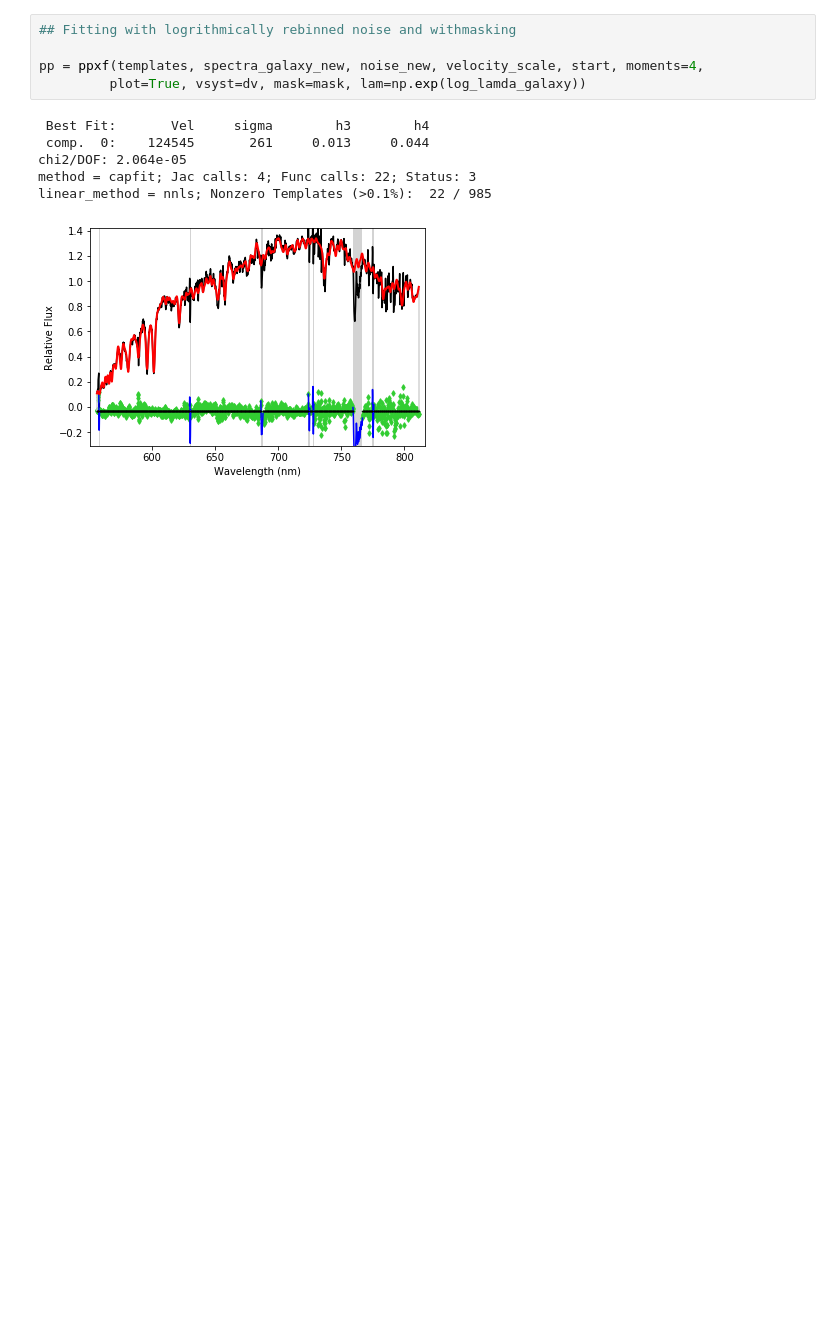
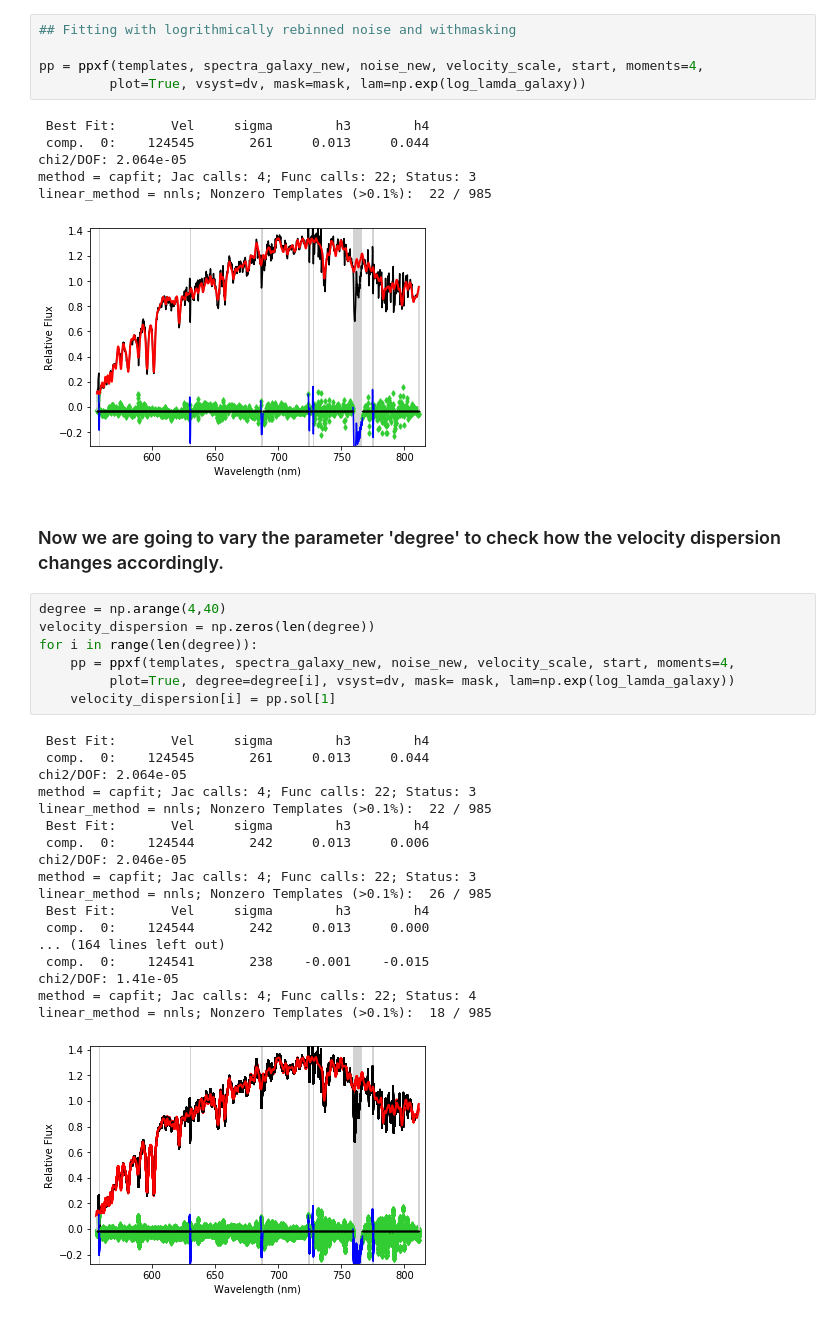
Before and after one commit to pmozumdar/ppxf_code, a Jupyter notebook: Try_Vazdekis_lib.ipynb, the cells around one changed output. Saved outputs shown, nothing was run; the diff lists cells and outputs as text; blank space fills up the shorter version.

Commit message:
changing degree from its default value and checking how velocity dispersion changes with sigma.

```diff
--- a/Try_Vazdekis_lib.ipynb
+++ b/Try_Vazdekis_lib.ipynb
@@ -331,3 +331,31 @@ chi2/DOF: 2.064e-05
 method = capfit; Jac calls: 4; Func calls: 22; Status: 3
 linear_method = nnls; Nonzero Templates (>0.1%):  22 / 985
 [figure]
+# %% [markdown]
+### Now we are going to vary the parameter 'degree' to check how the velocity dispersion changes accordingly.
+# %%
+degree = np.arange(4,40)
+velocity_dispersion = np.zeros(len(degree))
+for i in range(len(degree)):
+    pp = ppxf(templates, spectra_galaxy_new, noise_new, velocity_scale, start, moments=4,
+         plot=True, degree=degree[i], vsyst=dv, mask= mask, lam=np.exp(log_lamda_galaxy))
+    velocity_dispersion[i] = pp.sol[1]
+# %% [output]
+ Best Fit:       Vel     sigma        h3        h4
+ comp.  0:    124545       261     0.013     0.044
+chi2/DOF: 2.064e-05
+method = capfit; Jac calls: 4; Func calls: 22; Status: 3
+linear_method = nnls; Nonzero Templates (>0.1%):  22 / 985
+ Best Fit:       Vel     sigma        h3        h4
+ comp.  0:    124544       242     0.013     0.006
+chi2/DOF: 2.046e-05
+method = capfit; Jac calls: 4; Func calls: 22; Status: 3
+linear_method = nnls; Nonzero Templates (>0.1%):  26 / 985
+ Best Fit:       Vel     sigma        h3        h4
+ comp.  0:    124544       242     0.013     0.000
+... (164 lines left out)
+ comp.  0:    124541       238    -0.001    -0.015
+chi2/DOF: 1.41e-05
+method = capfit; Jac calls: 4; Func calls: 22; Status: 4
+linear_method = nnls; Nonzero Templates (>0.1%):  18 / 985
+[figure, added]
```
Also changed, not shown: parts of 1 cell of this notebook.
